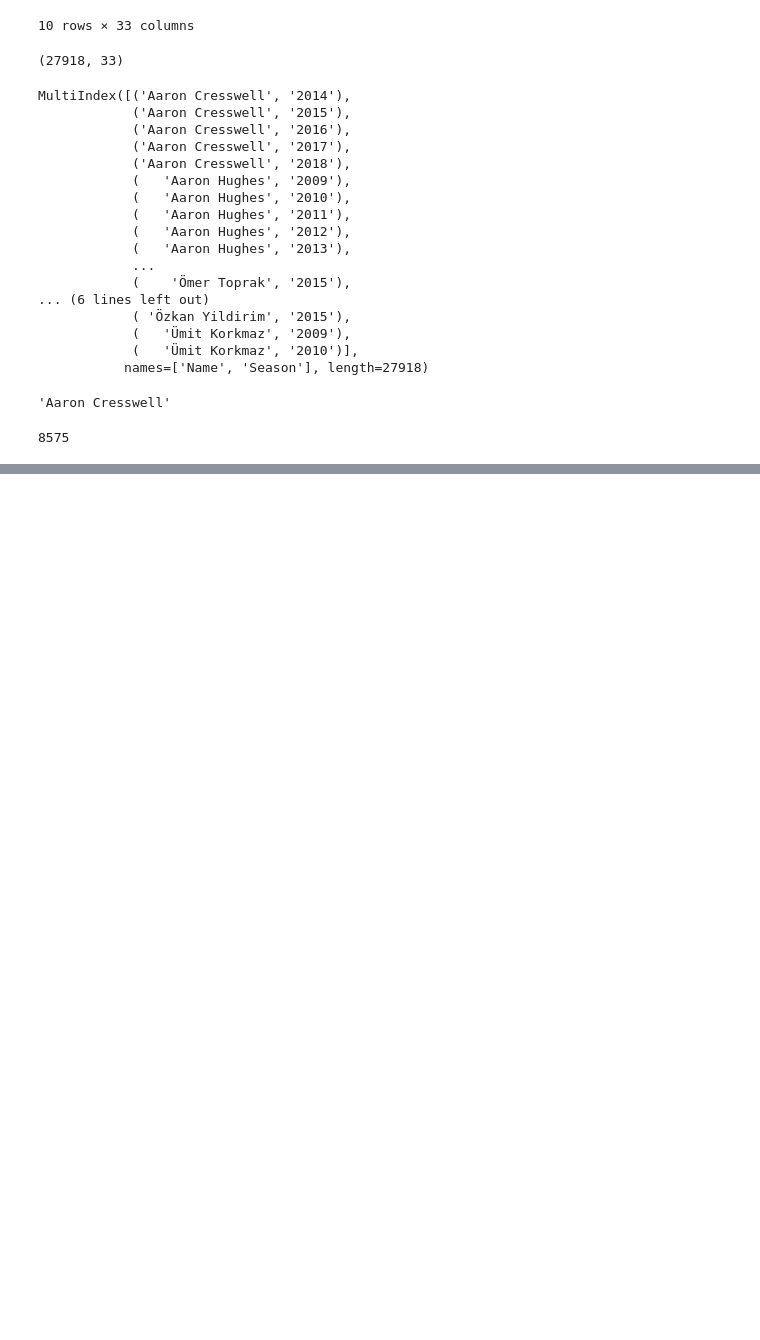
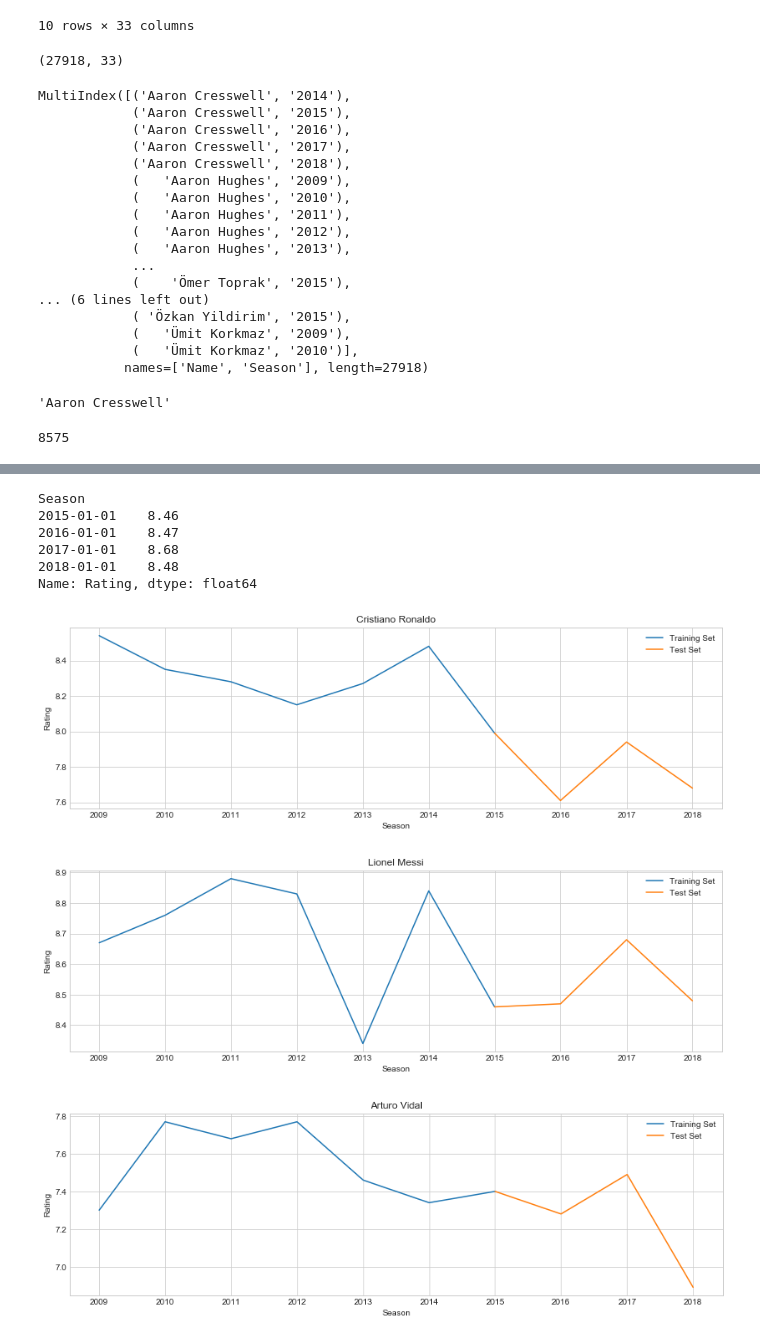
Before and after one commit to Suwadith/Winning-Eleven-Scout-Evaluation-and-Analysis-to-Enhance-Football-Player-Recommendations-ML-Flask, a Jupyter notebook: Analysis/2. Analyzing Player Performances.ipynb, the cells around one changed output, grey strips where cells are left out. Drawn from its saved outputs; the diff is of its cells as text; code cells hidden in the pictures; blank space fills up the shorter version.

```diff
--- a/Analysis/2. Analyzing Player Performances.ipynb
+++ b/Analysis/2. Analyzing Player Performances.ipynb
@@ -624,0 +734,2 @@ decadeOfPLayerDf
+# %%
+allPlayerRatingDf = allPlayerRatingDf.fillna(0)
@@ -624,0 +840,4 @@ decadeOfPLayerDf
+# %%
+# First, we get the data
+stockList = decadeOfOldNameSeasonDf.Name.tolist()
+stockList
@@ -624,0 +866,18 @@ decadeOfPLayerDf
+# %%
+#creating a non pivot table with all active player ratings
+
+df_ = {}
+
+for name in stockList:
+    testColumn=['Name', 'Season', 'Rating']
+    testList = []
+    currentName = name
+#     print(currentName)
+    for i in range(2009, 2019):
+#         print(allPlayerRatingDf.loc[allPlayerRatingDf['Name'] == 'Aaron Hunt']['Rating'][str(i)].tolist())
+        testList.append([name, i, allPlayerRatingDf.loc[allPlayerRatingDf['Name'] == name]['Rating'][str(i)].tolist()[0]])
+
+    testDf = pd.DataFrame(testList, columns=testColumn)
+    df_[name] = testDf.set_index('Season')
+    df_[name].index = pd.to_datetime(df_[name].index, format = '%Y')
+# allPlayerRatingDf.loc[allPlayerRatingDf['Name'] == 'Aaron Cresswell']['Rating']['2009'].tolist()[0]
@@ -624,0 +901,32 @@ decadeOfPLayerDf
+# %%
+def split(dataframe, border, col):
+    return dataframe.loc[:border,col], dataframe.loc[border:,col]
+
+df_new = {}
+for i in stockList:
+    df_new[i] = {}
+    df_new[i]["Train"], df_new[i]["Test"] = split(df_[i], "2015", "Rating")
+# %%
+df_new['Lionel Messi']['Test']
+# %% [output]
+Season
+2015-01-01    8.46
+2016-01-01    8.47
+2017-01-01    8.68
+2018-01-01    8.48
+Name: Rating, dtype: float64
+# %%
+playerList = ['Cristiano Ronaldo', 'Lionel Messi', 'Arturo Vidal']
+
+for i in playerList:
+    plt.figure(figsize=(14,4))
+    plt.plot(df_new[i]["Train"])
+    plt.plot(df_new[i]["Test"])
+    plt.ylabel("Rating")
+    plt.xlabel("Season")
+    plt.legend(["Training Set", "Test Set"])
+    plt.title(i)
+# %% [output]
+[figure, added]
+[figure, added]
+[figure, added]
```
Also changed, not shown: parts of 32 cells of this notebook.
